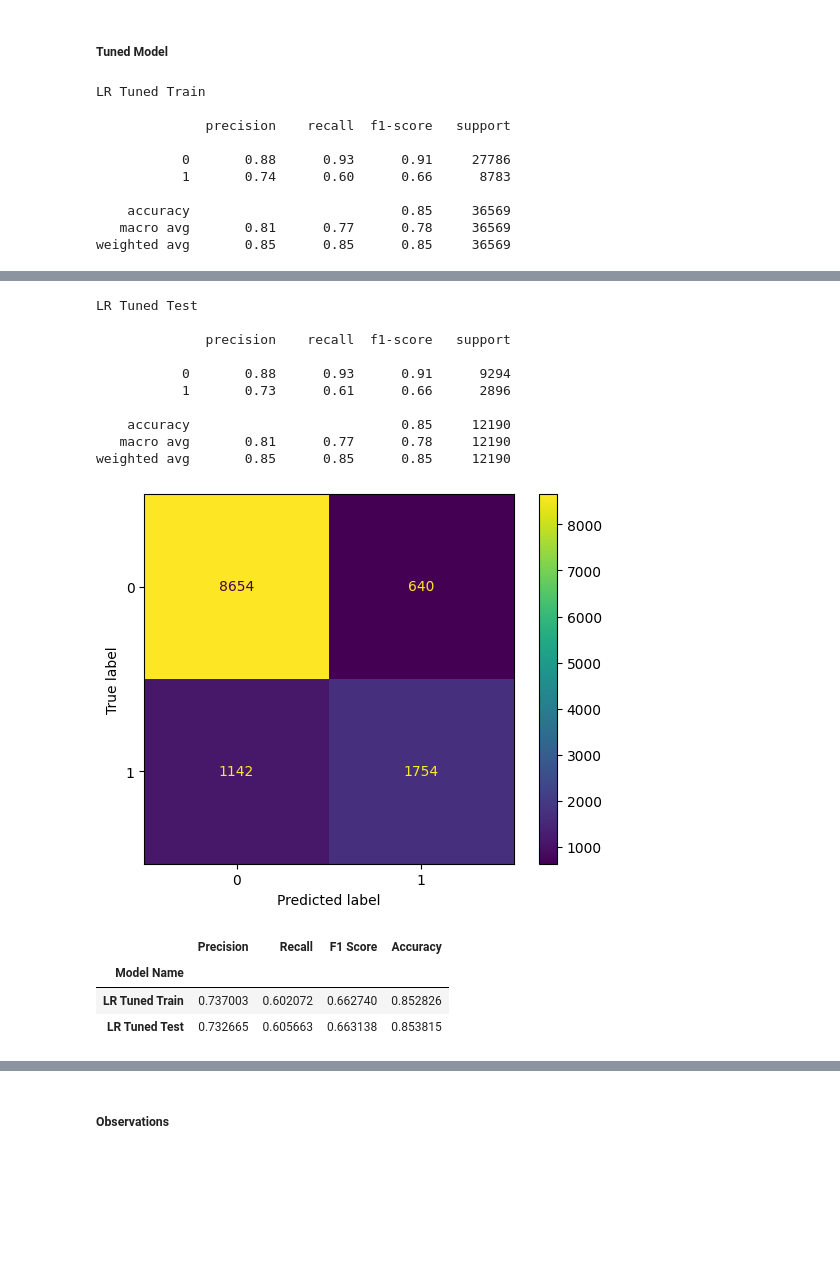
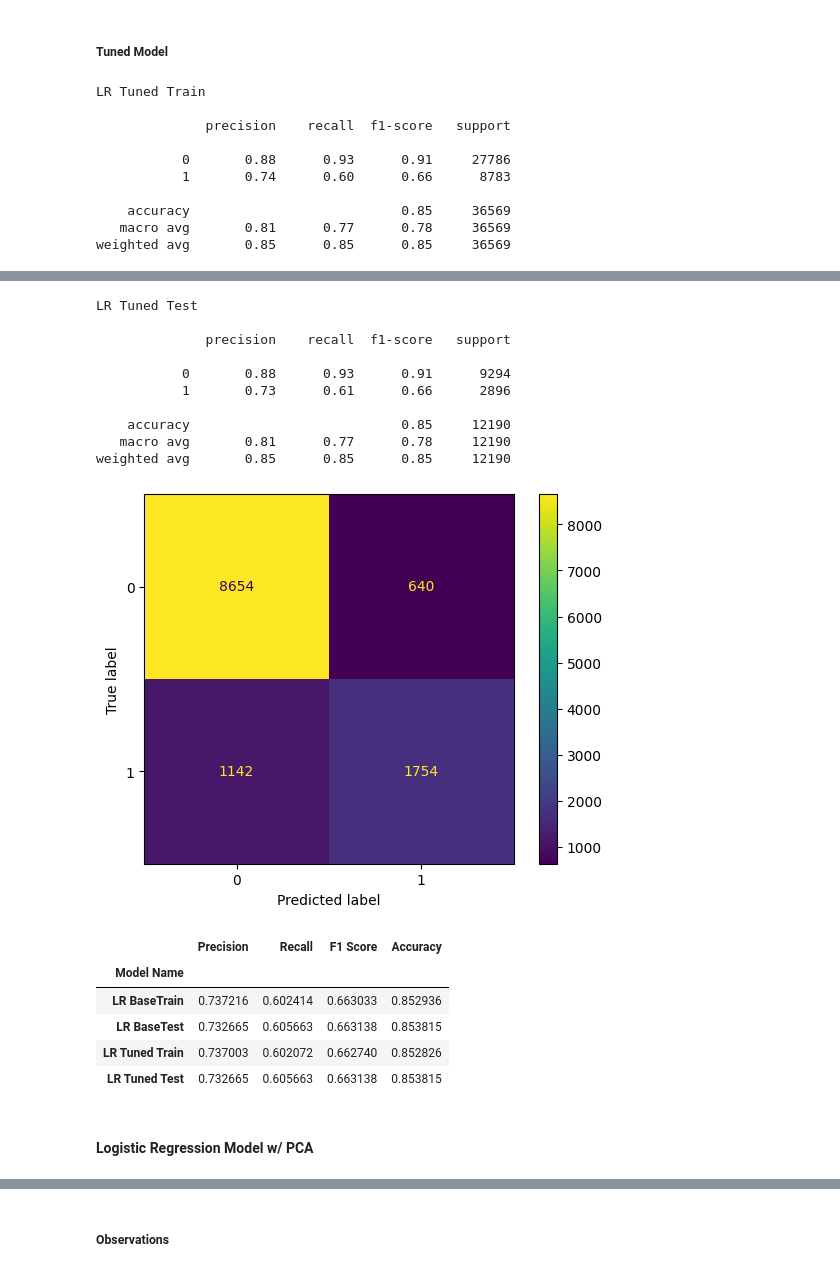
Before and after one commit to wrodemoyer/Adult-Income, a Jupyter notebook: Adult_Income.ipynb, the cells around one changed output, grey strips where cells are left out. Cells and saved outputs as stored; diff of their text form; code cells hidden in the pictures; blank space fills up the shorter version.

```diff
--- a/Adult_Income.ipynb
+++ b/Adult_Income.ipynb
@@ -929,7 +935,7 @@ cat_selector = make_column_selector(dtype_include='object')
 # %% [markdown]
 #### Base Model
 # %%
-base_processor = make_column_transformer((ohe, cat_selector), (scaler, num_selector))
+base_processor = make_column_transformer((ohe, cat_selector), (scaler, num_selector), remainder= 'drop')
 
-base_processor.fit_transform(X_train, y_train)
+base_processor.fit(X_train, y_train)
 # %% [output]
@@ -962,8 +979,8 @@ train_scores= eval_classification(y_train, train_pred, name= 'LR BaseTrain')
 
 test_scores= eval_classification(y_test, test_pred, name= 'LR BaseTest')
 
-base_scores= pd.concat([train_scores, test_scores])
-base_scores
+scores= pd.concat([train_scores, test_scores])
+scores
 # %% [output]
 LR BaseTrain
 
@@ -1058,33 +1075,37 @@ best_lr_test_pred= best_logreg.predict(X_test)
 # %%
 tuned_lr_train_scores= eval_classification(y_train, best_lr_train_pred, name= 'LR Tuned Train')
 tuned_lr_test_scores= eval_classification(y_test, best_lr_test_pred, name= 'LR Tuned Test')
 
-lr_tuned_scores= pd.concat([tuned_lr_train_scores, tuned_lr_test_scores])
-lr_tuned_scores
+scores= pd.concat([scores, tuned_lr_train_scores, tuned_lr_test_scores])
+scores
 # %% [output]
 LR Tuned Train
 
               precision    recall  f1-score   support
 
            0       0.88      0.93      0.91     27786
            1       0.74      0.60      0.66      8783
 
     accuracy                           0.85     36569
    macro avg       0.81      0.77      0.78     36569
 weighted avg       0.85      0.85      0.85     36569
 [figure]
 LR Tuned Test
 
               precision    recall  f1-score   support
 
            0       0.88      0.93      0.91      9294
            1       0.73      0.61      0.66      2896
 
     accuracy                           0.85     12190
    macro avg       0.81      0.77      0.78     12190
 weighted avg       0.85      0.85      0.85     12190
 [figure]
 |  | Precision | Recall | F1 Score | Accuracy |
 | Model Name |  |  |  |  |
+| LR BaseTrain | 0.737216 | 0.602414 | 0.663033 | 0.852936 |
+| LR BaseTest | 0.732665 | 0.605663 | 0.663138 | 0.853815 |
 | LR Tuned Train | 0.737003 | 0.602072 | 0.662740 | 0.852826 |
 | LR Tuned Test | 0.732665 | 0.605663 | 0.663138 | 0.853815 |
+# %% [markdown]
+#### Logistic Regression Model w/ PCA
```
Also changed, not shown: parts of 22 cells of this notebook.
